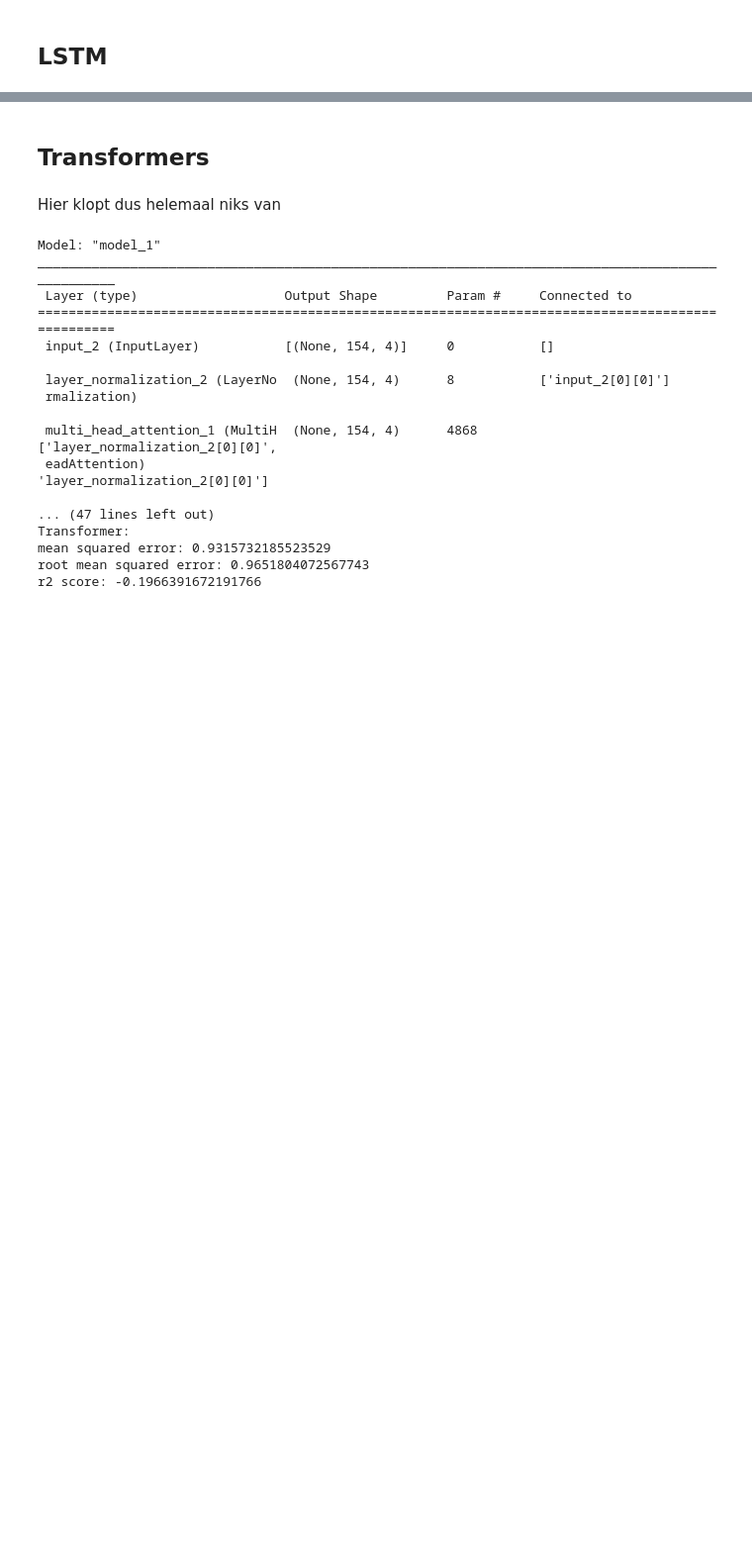
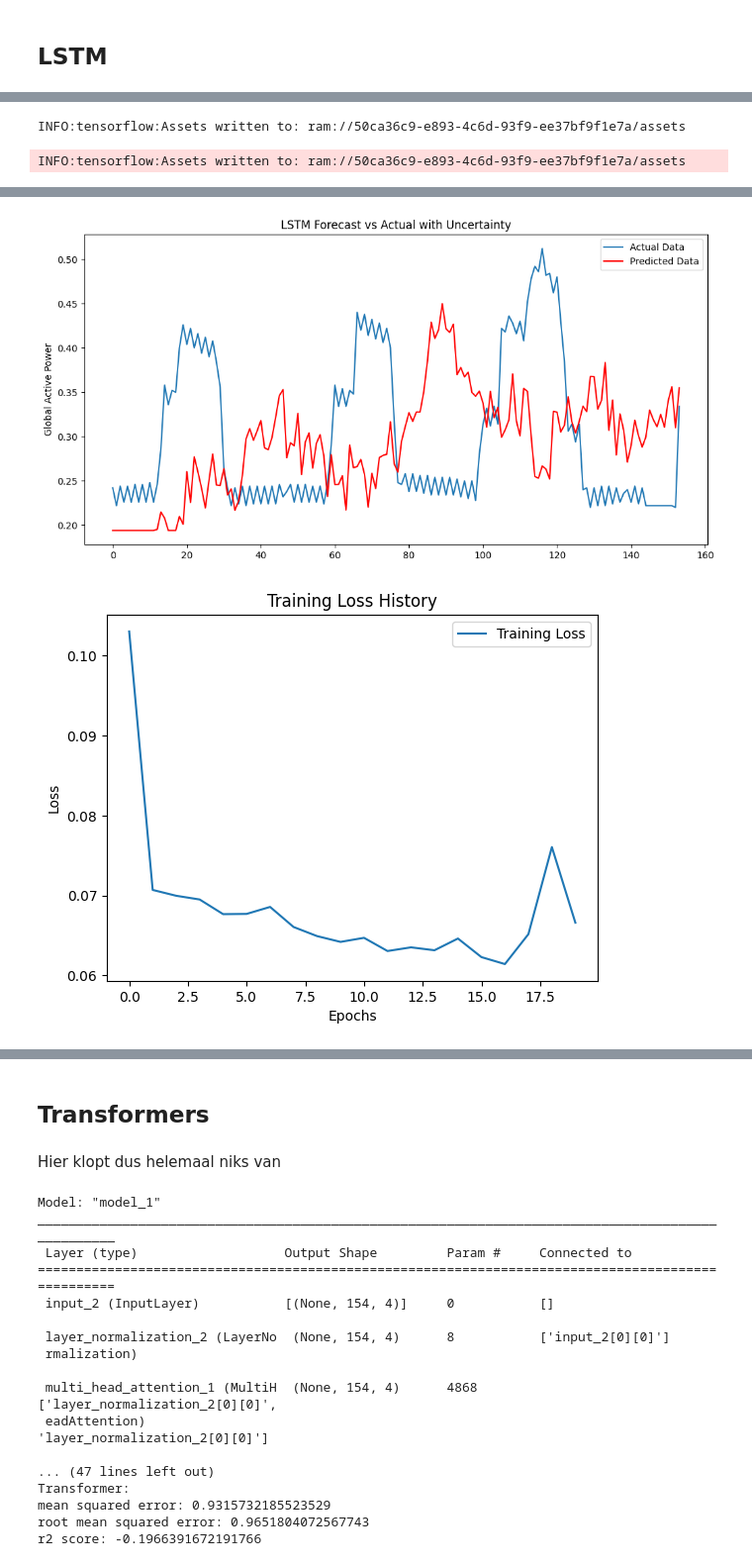
Before and after one commit to Ozziehman/Energiescan, a Jupyter notebook: household_power_consumption_models.ipynb, the cells around one changed output, grey strips where cells are left out. Shown at 99% size. Drawn from its saved outputs; the diff is of its cells as text; code cells hidden in the pictures; blank space fills up the shorter version.

```diff
--- a/household_power_consumption_models.ipynb
+++ b/household_power_consumption_models.ipynb
@@ -547,7 +538,7 @@ df_LSTM = pd.read_csv('core/static/data/household_power_consumption_processed.cs
 subset_df = df_LSTM.head(int(len(df_LSTM) * 0.1))
 
 # Keep 'Datetime' as a feature
-df_LSTM = subset_df[['Global_active_power', 'Month', 'Day', 'Weekday', 'Hour']]
+df_LSTM = subset_df[['Global_active_power', 'Month', 'Day', 'Weekday', 'Hour', 'Minute']]
 print(df_LSTM.head())
 # Split the data
 split_ratio = 0.7
@@ -633,0 +641,2 @@ FileNotFoundError: [Errno 2] No such file or directory: 'core/static/data/househ
+INFO:tensorflow:Assets written to: ram://50ca36c9-e893-4c6d-93f9-ee37bf9f1e7a/assets
+INFO:tensorflow:Assets written to: ram://50ca36c9-e893-4c6d-93f9-ee37bf9f1e7a/assets
@@ -634,3 +645,5 @@ FileNotFoundError: [Errno 2] No such file or directory: 'core/static/data/househ
+[figure, added]
+[figure, added]
 # %%
 def create_new_sequences(data, seq_length):
     X = []
```
Also changed, not shown: parts of 4 cells of this notebook, 2 other files.
